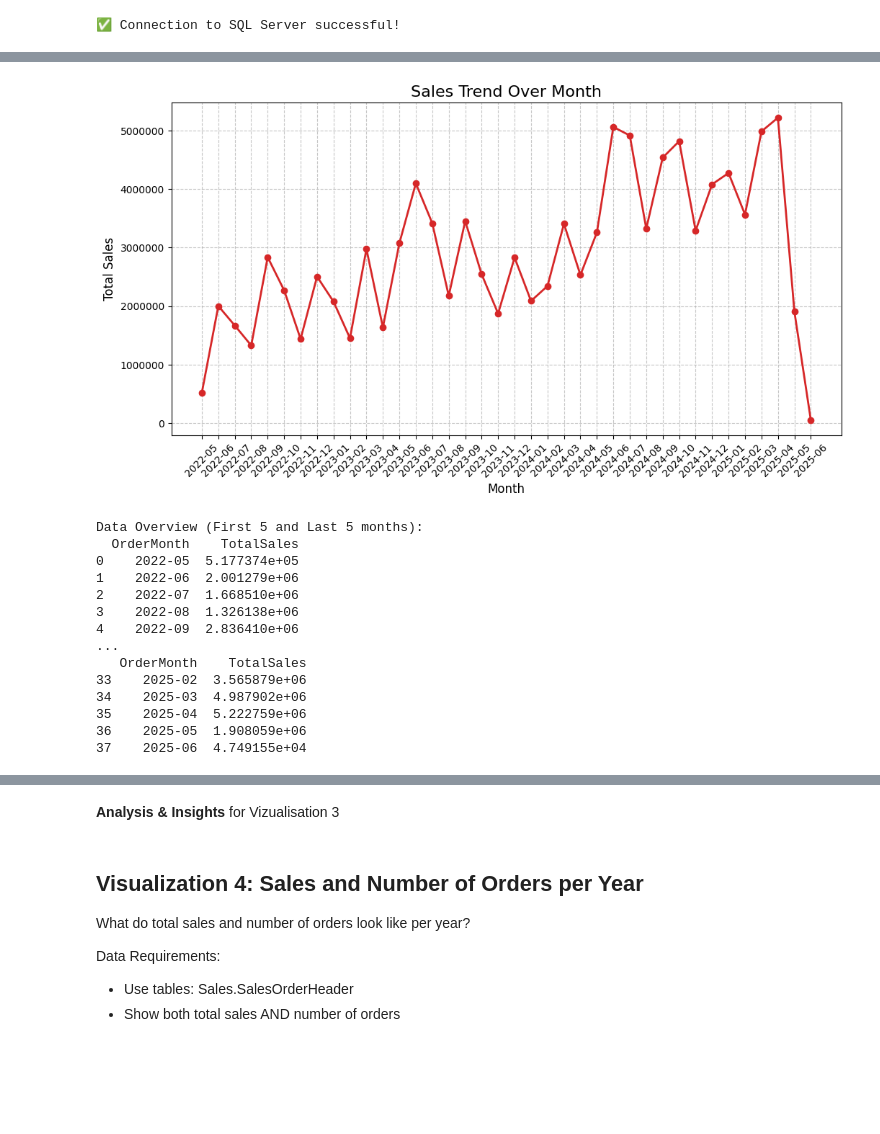
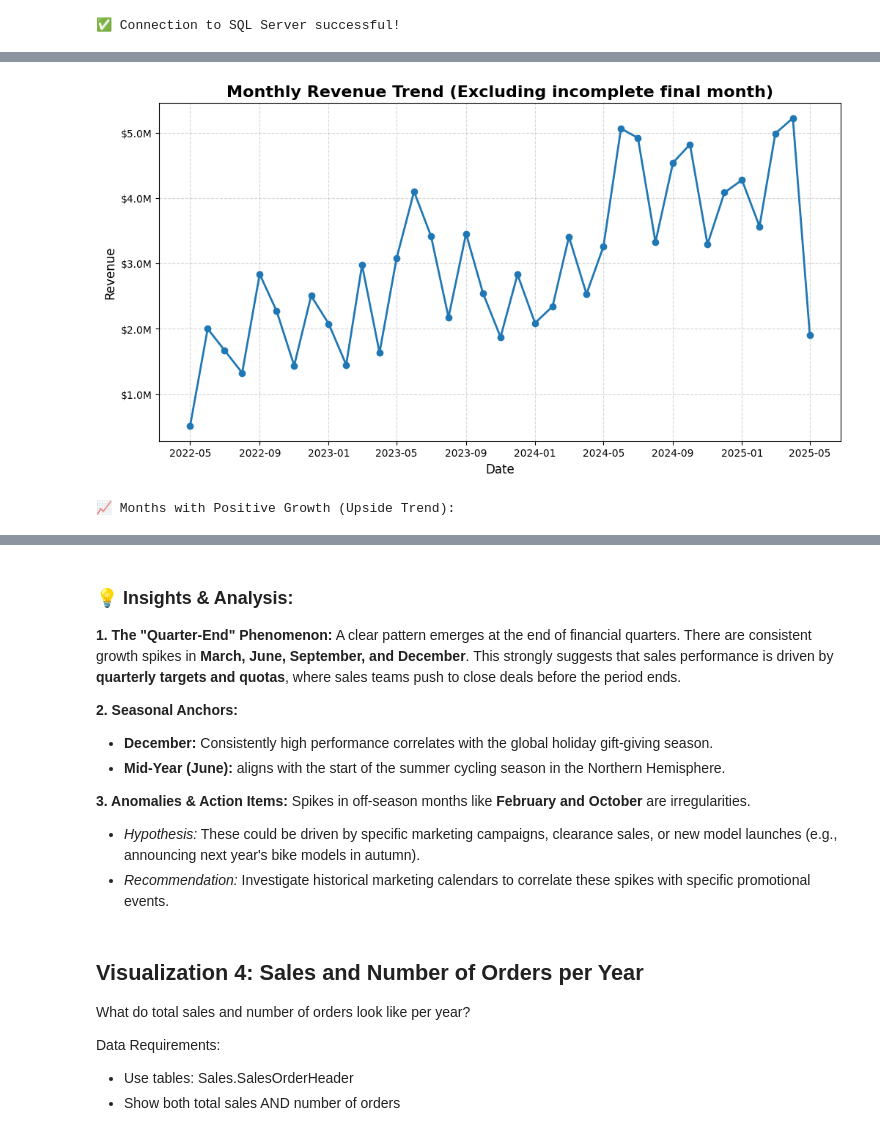
Before and after one commit to smkmrr/adventureworks-analysis, a Jupyter notebook: notebooks/analys.ipynb, the cells around one changed output, grey strips where cells are left out. Cells and saved outputs as stored; diff of their text form; code cells hidden in the pictures; blank space fills up the shorter version.

```diff
--- a/notebooks/analys.ipynb
+++ b/notebooks/analys.ipynb
@@ -187,53 +154,41 @@ Insight Requirements:
 # %%
-# --- QUESTION 3: Sales Trend Over Time ---
-
-# 1. READ SQL
 with open('../data/query3.sql', 'r') as file:
     query_q3 = file.read()
 
-# 2. GET DATA
 df_q3 = pd.read_sql(query_q3, engine)
+df_q3['OrderDate'] = pd.to_datetime(df_q3['OrderDate'])
 
-# 3. VISUALIZE
-plt.figure(figsize=(12, 6))
+df_q3 = df_q3.iloc[:-1]
 
-# Line Plot
-# marker='o' adds a dot for each month so you can see the data points clearly
-plt.plot(df_q3['OrderMonth'], df_q3['TotalSales'], marker='o', color='#d62728', linewidth=2)
+fig, ax = plt.subplots(figsize=(12, 6))
 
-plt.title('Sales Trend Over Month', fontsize=16)
-plt.xlabel('Month', fontsize=12)
-plt.ylabel('Total Sales', fontsize=12)
+ax.plot(df_q3['OrderDate'], df_q3['TotalSales'], marker='o', linestyle='-', color='#1f77b4', linewidth=2)
 
-# Rotate x-axis labels so dates don't overlap
-plt.xticks(rotation=45)
+ax.set_title('Monthly Revenue Trend (Excluding incomplete final month)', fontsize=16, fontweight='bold')
+ax.set_xlabel('Date', fontsize=12)
+ax.set_ylabel('Revenue', fontsize=12)
+ax.grid(True, linestyle='--', alpha=0.5)
 
-# Add a grid to make reading values easier
-plt.grid(True, linestyle='--', alpha=0.7)
+import matplotlib.ticker as mticker
+def currency_formatter(x, pos):
+    if x >= 1_000_000:
+        return '${:,.1f}M'.format(x * 1e-6)
+    return '${:,.0f}K'.format(x * 1e-3)
 
-# Format y-axis to avoid scientific notation
-plt.ticklabel_format(style='plain', axis='y')
+ax.yaxis.set_major_formatter(mticker.FuncFormatter(currency_formatter))
 
 plt.show()
 
-# 4. INSIGHTS
-print("Data Overview (First 5 and Last 5 months):")
-print(df_q3.head())
-print("...")
-print(df_q3.tail())
+df_q3['Growth'] = df_q3['TotalSales'].diff()
+
+upside_months = df_q3[df_q3['Growth'] > 0].copy()
+
+display_table = upside_months.copy()
+display_table['TotalSales'] = display_table['TotalSales'].map('${:,.0f}'.format)
+display_table['Growth'] = display_table['Growth'].map('+${:,.0f}'.format)
+
+print("📈 Months with Positive Growth (Upside Trend):")
+display(display_table[['OrderDate', 'TotalSales', 'Growth']])
 # %% [output]
-[figure, old version]
+[figure, new version]
-Data Overview (First 5 and Last 5 months):
-  OrderMonth    TotalSales
-0    2022-05  5.177374e+05
-1    2022-06  2.001279e+06
-2    2022-07  1.668510e+06
-3    2022-08  1.326138e+06
-4    2022-09  2.836410e+06
-...
-   OrderMonth    TotalSales
-33    2025-02  3.565879e+06
-34    2025-03  4.987902e+06
-35    2025-04  5.222759e+06
-36    2025-05  1.908059e+06
-37    2025-06  4.749155e+04
+📈 Months with Positive Growth (Upside Trend):
@@ -240,5 +212,17 @@ Data Overview (First 5 and Last 5 months):
 # %% [markdown]
-**Analysis & Insights** for Vizualisation 3
+### 💡 Insights & Analysis:
+
+**1. The "Quarter-End" Phenomenon:**
+A clear pattern emerges at the end of financial quarters. There are consistent growth spikes in **March, June, September, and December**. This strongly suggests that sales performance is driven by **quarterly targets and quotas**, where sales teams push to close deals before the period ends.
+
+**2. Seasonal Anchors:**
+* **December:** Consistently high performance correlates with the global holiday gift-giving season.
+* **Mid-Year (June):** aligns with the start of the summer cycling season in the Northern Hemisphere.
+
+**3. Anomalies & Action Items:**
+Spikes in off-season months like **February and October** are irregularities.
+* *Hypothesis:* These could be driven by specific marketing campaigns, clearance sales, or new model launches (e.g., announcing next year's bike models in autumn).
+* *Recommendation:* Investigate historical marketing calendars to correlate these spikes with specific promotional events.
 # %% [markdown]
 ## Visualization 4: Sales and Number of Orders per Year
 
```
Also changed, not shown: parts of 23 cells of this notebook, 3 other files.
